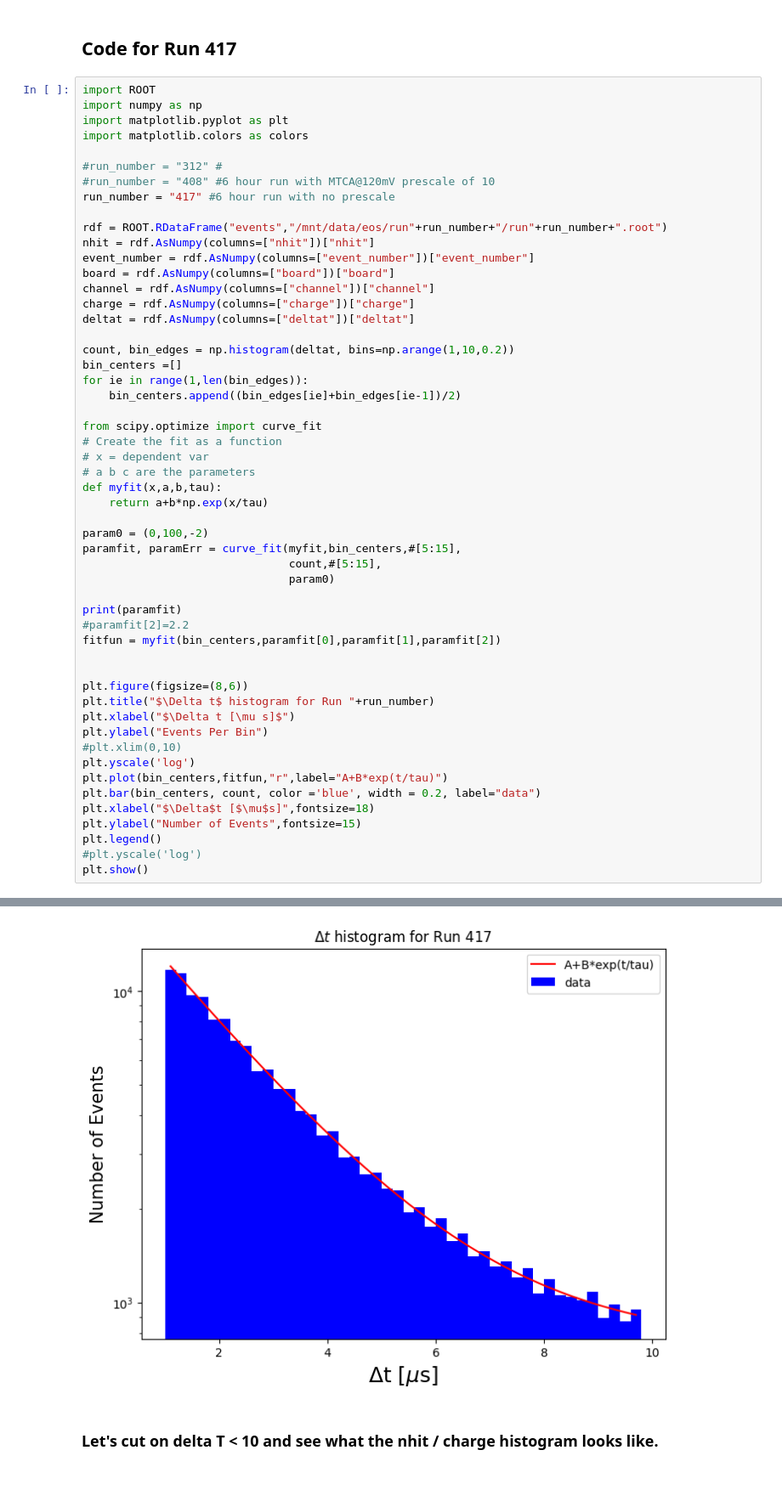
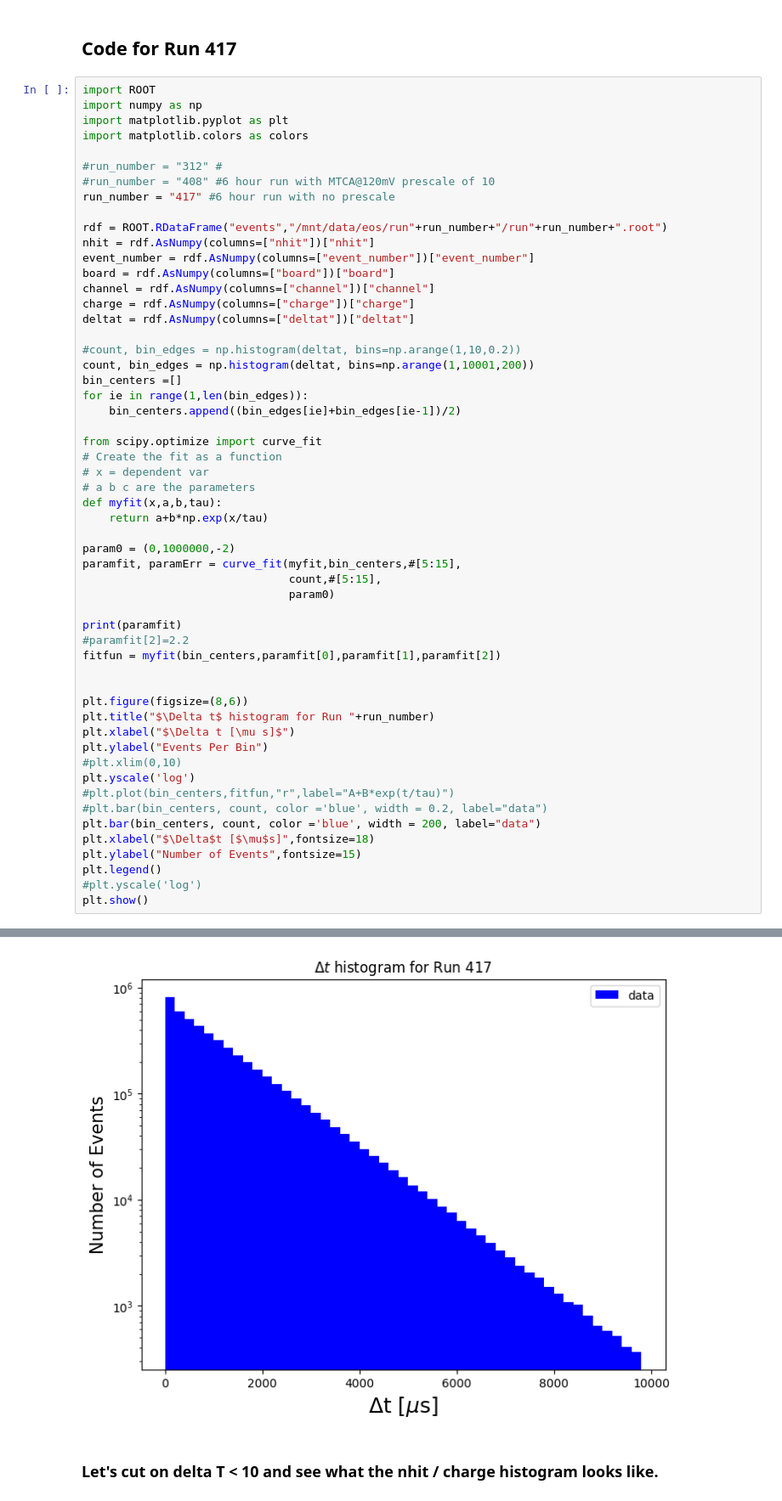
Before and after one commit to wtoslac/EosAnalyses, a Jupyter notebook: Wing/MuonAnalysis.ipynb, the cells around one changed output, grey strips where cells are left out. Shown at 85% size. Drawn from its saved outputs; the diff is of its cells as text.

```diff
--- a/Wing/MuonAnalysis.ipynb
+++ b/Wing/MuonAnalysis.ipynb
@@ -330,7 +377,8 @@ channel = rdf.AsNumpy(columns=["channel"])["channel"]
 charge = rdf.AsNumpy(columns=["charge"])["charge"]
 deltat = rdf.AsNumpy(columns=["deltat"])["deltat"]
 
-count, bin_edges = np.histogram(deltat, bins=np.arange(1,10,0.2))
+#count, bin_edges = np.histogram(deltat, bins=np.arange(1,10,0.2))
+count, bin_edges = np.histogram(deltat, bins=np.arange(1,10001,200))
 bin_centers =[]
 for ie in range(1,len(bin_edges)):
     bin_centers.append((bin_edges[ie]+bin_edges[ie-1])/2)
@@ -342,7 +390,7 @@ from scipy.optimize import curve_fit
 def myfit(x,a,b,tau):
     return a+b*np.exp(x/tau)
 
-param0 = (0,100,-2)
+param0 = (0,1000000,-2)
 paramfit, paramErr = curve_fit(myfit,bin_centers,#[5:15],
                                count,#[5:15],
                                param0)
@@ -358,8 +406,9 @@ plt.xlabel("$\Delta t [\mu s]$")
 plt.ylabel("Events Per Bin")
 #plt.xlim(0,10)
 plt.yscale('log')
-plt.plot(bin_centers,fitfun,"r",label="A+B*exp(t/tau)")
-plt.bar(bin_centers, count, color ='blue', width = 0.2, label="data")
+#plt.plot(bin_centers,fitfun,"r",label="A+B*exp(t/tau)")
+#plt.bar(bin_centers, count, color ='blue', width = 0.2, label="data")
+plt.bar(bin_centers, count, color ='blue', width = 200, label="data")
 plt.xlabel("$\Delta$t [$\mu$s]",fontsize=18)
 plt.ylabel("Number of Events",fontsize=15)
 plt.legend()
@@ -370,4 +419,4 @@ plt.show()
-[figure, old version]
+[figure, new version]
 # %% [markdown]
 ### Let's cut on delta T < 10 and see what the nhit / charge histogram looks like.
 # %%
```
Also changed, not shown: parts of 7 cells of this notebook, 1 other file.
